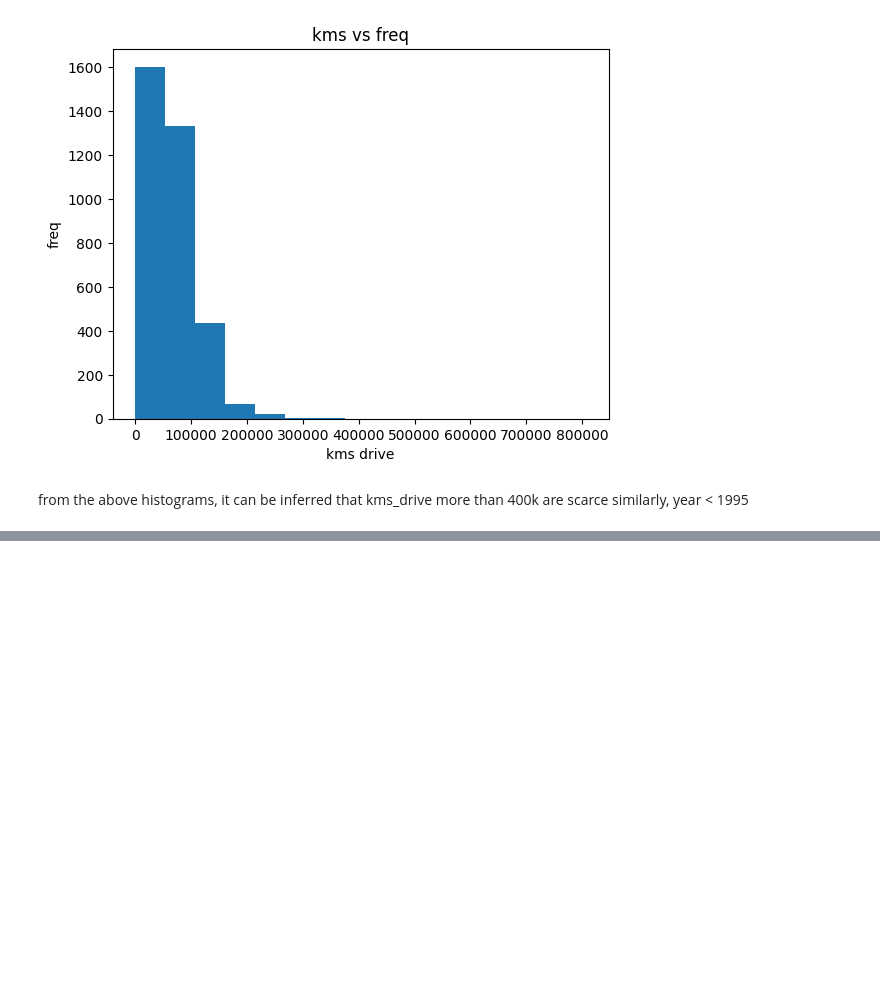
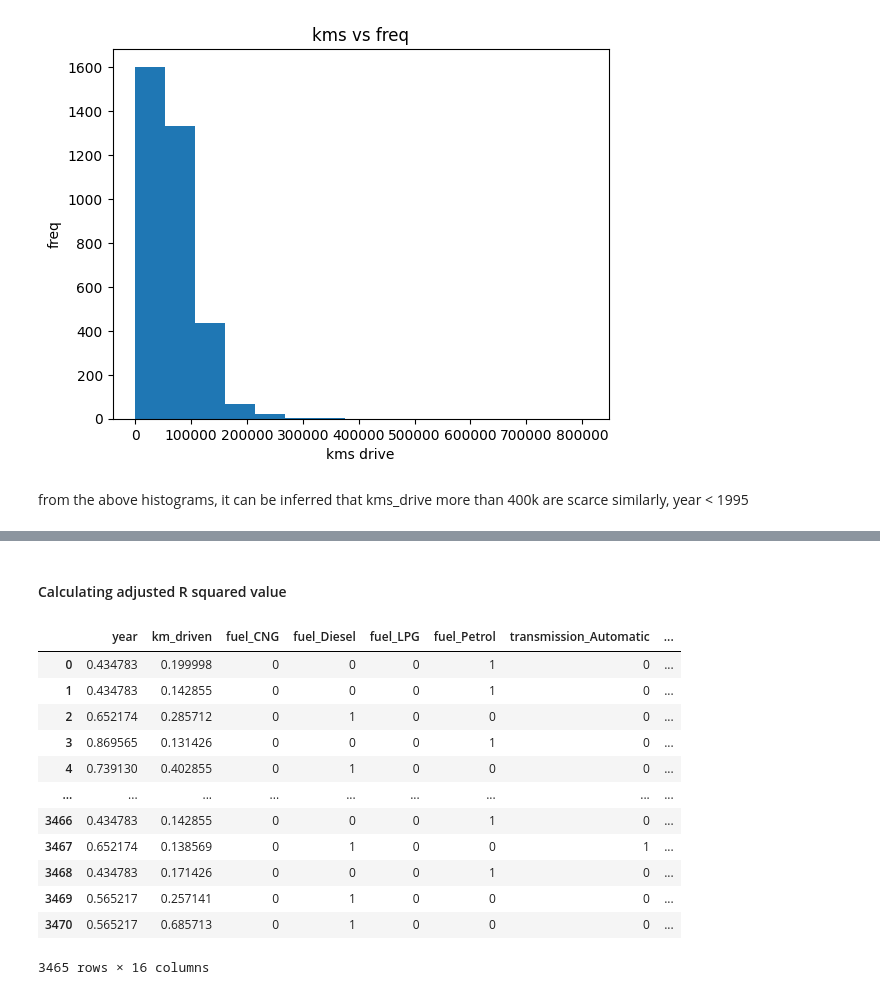
Before and after one commit to DivyanshuBhoyar/ml-study, a Jupyter notebook: linear-regression/practice/linear_proj_cars.ipynb, the cells around one changed output, grey strips where cells are left out. Drawn from its saved outputs; the diff is of its cells as text; code cells hidden in the pictures; blank space fills up the shorter version.

```diff
--- a/linear-regression/practice/linear_proj_cars.ipynb
+++ b/linear-regression/practice/linear_proj_cars.ipynb
@@ -288,0 +219,33 @@ def linear_regression(X_df: pd.DataFrame, Y_df: pd.DataFrame):
+# %%
+scale_factors = {
+    'km_min' : X_train["km_driven"].min(),
+    'km_max': X_train['km_driven'].max(),
+    'year_min': X_train['year'].min(),
+    'year_max': X_train['year'].max(),
+    'y_min': Y_train.min(),
+    'y_max': Y_train.max()
+}
+
+def predict(X_test: pd.DataFrame, coeffs: np.ndarray) -> np.ndarray:
+    X_test_norm = pd.get_dummies(X_test, columns=['fuel', 'transmission', 'seller_type', 'owner'], dtype=int)
+
+    # Normalize km_driven column
+    X_test_norm['km_driven'] = (X_test_norm['km_driven'] - scale_factors['km_min']) / (scale_factors['km_max'] - scale_factors['km_min'])
+
+    # Normalize year column
+    X_test_norm['year'] = ( X_test_norm['year'] - scale_factors['year_min']) / (scale_factors['year_max'] - scale_factors['year_min'])
+
+    X = X_test_norm.values
+    X = np.hstack((np.ones((X_test_norm.shape[0], 1)), X))  #added intercept b as feature
+
+    Y_pred = np.dot(X, coeffs)
+
+
+    return Y_pred
+
+
+Y_pred_norm = predict(X_test=X_test, coeffs=coeffs)
+# Y_pred = Y_pred * (scale_factors['y_max'] - scale_factors['y_min']) + scale_factors['y_min']
+
+
+Y_test_norm = (Y_test - scale_factors['y_min']) / (scale_factors['y_max'] - scale_factors['y_min'])
@@ -288,0 +302,26 @@ def linear_regression(X_df: pd.DataFrame, Y_df: pd.DataFrame):
+# %% [markdown]
+#### Calculating adjusted R squared value
+# %%
+n = len(Y_test_norm)
+p = len(coeffs) -1
+ss_res = np.sum((Y_test_norm - Y_pred_norm) ** 2)  # sum squared residuals
+ss_tot = np.sum((Y_test_norm - np.mean(Y_test_norm)) ** 2)  # total sum of squares
+r2 = 1 - (ss_res / ss_tot)
+adj_r2 = 1 - (1 - r2) * (n - 1) / (n - p - 1)
+
+adj_r2
+X_train_norm
+# %% [output]
+|  | year | km_driven | fuel_CNG | fuel_Diesel | fuel_LPG | fuel_Petrol | transmission_Automatic | ... |
+| 0 | 0.434783 | 0.199998 | 0 | 0 | 0 | 1 | 0 | ... |
+| 1 | 0.434783 | 0.142855 | 0 | 0 | 0 | 1 | 0 | ... |
+| 2 | 0.652174 | 0.285712 | 0 | 1 | 0 | 0 | 0 | ... |
+| 3 | 0.869565 | 0.131426 | 0 | 0 | 0 | 1 | 0 | ... |
+| 4 | 0.739130 | 0.402855 | 0 | 1 | 0 | 0 | 0 | ... |
+| ... | ... | ... | ... | ... | ... | ... | ... | ... |
+| 3466 | 0.434783 | 0.142855 | 0 | 0 | 0 | 1 | 0 | ... |
+| 3467 | 0.652174 | 0.138569 | 0 | 1 | 0 | 0 | 1 | ... |
+| 3468 | 0.434783 | 0.171426 | 0 | 0 | 0 | 1 | 0 | ... |
+| 3469 | 0.565217 | 0.257141 | 0 | 1 | 0 | 0 | 0 | ... |
+| 3470 | 0.565217 | 0.685713 | 0 | 1 | 0 | 0 | 0 | ... |
+3465 rows × 16 columns
```
Also changed, not shown: parts of 13 cells of this notebook.
